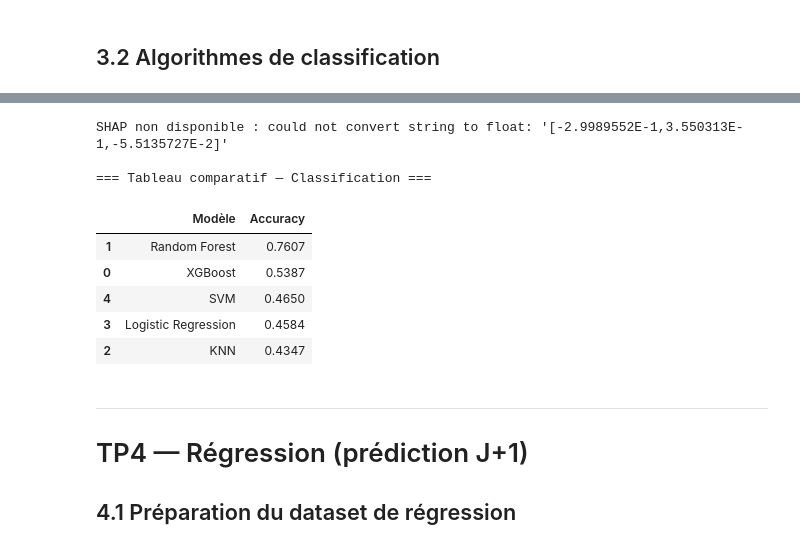
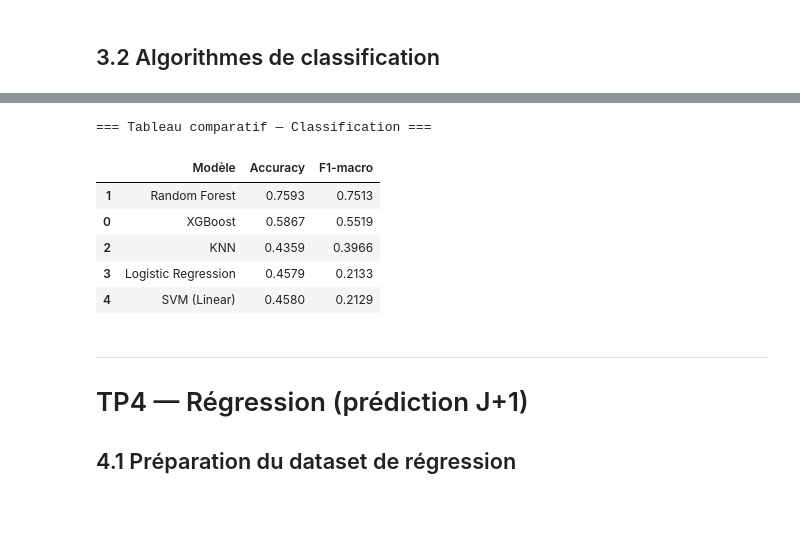
Before and after one commit to huimin-zhang-8/DS_finance, a Jupyter notebook: projet.ipynb, the cells around one changed output, grey strips where cells are left out. Saved outputs shown, nothing was run; the diff lists cells and outputs as text; code cells hidden in the pictures; blank space fills up the shorter version.

```diff
--- a/projet.ipynb
+++ b/projet.ipynb
@@ -662,3 +665,5 @@ Dataset : (47981, 13) | Train : (38384, 10) | Test : (9597, 10)
 # %% [markdown]
 ## 3.2 Algorithmes de classification
+# %%
+tscv = TimeSeriesSplit(n_splits=5, gap=1)
 # %%
@@ -733,0 +730,7 @@ weighted avg       0.50      0.47      0.32      9597
+# %%
+# Logistic Regression
+lr_cls_result = train_classifier(
+    LogisticRegression(max_iter=1000, random_state=42, solver="liblinear"),
+    {"C": [0.01, 0.1, 1, 10, 100], "penalty": ["l1", "l2"]},
+    X_train_cls, y_train_cls, X_test_cls, y_test_cls, "Logistic Regression"
+)
@@ -733,0 +750,11 @@ weighted avg       0.50      0.47      0.32      9597
+# %%
+# KNN
+knn_cls_result = train_classifier(
+    KNeighborsClassifier(n_jobs=-1),
+    {
+        "n_neighbors": [3, 5, 10, 20],
+        "weights":     ["uniform", "distance"],
+        "metric":      ["euclidean", "manhattan"],
+    },
+    X_train_cls, y_train_cls, X_test_cls, y_test_cls, "KNN"
+)
@@ -733,0 +774,7 @@ weighted avg       0.50      0.47      0.32      9597
+# %%
+# SVM
+svm_cls_result = train_classifier(
+    LinearSVC(random_state=42, max_iter=2000),
+    {"C": [0.001, 0.01, 0.1, 1.0, 10.0]},
+    X_train_cls, y_train_cls, X_test_cls, y_test_cls, "SVM (Linear)"
+)
@@ -734,33 +884,20 @@ weighted avg       0.50      0.47      0.32      9597
 # %%
-# SHAP — Explication du modèle XGBoost
-try:
-    explainer    = shap.TreeExplainer(xgb_cls_result["model"])
-    shap_values  = explainer.shap_values(X_test_cls)
-    print("SHAP — Importance pour 'Buy' (classe 2) :")
-    shap.summary_plot(shap_values[:, :, 2], X_test_cls, feature_names=X_cls.columns)
-    print("SHAP — Importance pour 'Sell' (classe 0) :")
-    shap.summary_plot(shap_values[:, :, 0], X_test_cls, feature_names=X_cls.columns)
-except Exception as e:
-    print(f"SHAP non disponible : {e}")
-
-# Tableau récapitulatif
+# Tableau récapitulatif — Classification
 cls_perf_df = pd.DataFrame([
-    {"Modèle": r["name"], "Accuracy": round(r["accuracy"], 4)}
+    {"Modèle": r["name"], "Accuracy": round(r["accuracy"], 4), "F1-macro": r["f1_macro"]}
     for r in [xgb_cls_result, rf_cls_result, knn_cls_result,
                lr_cls_result, svm_cls_result]
-]).sort_values("Accuracy", ascending=False)
+]).sort_values("F1-macro", ascending=False)  # trier par F1-macro
 print("\n=== Tableau comparatif — Classification ===")
 cls_perf_df
 # %% [output]
-SHAP non disponible : could not convert string to float: '[-2.9989552E-1,3.550313E-1,-5.5135727E-2]'
-
 === Tableau comparatif — Classification ===
-|  | Modèle | Accuracy |
-| 1 | Random Forest | 0.7607 |
-| 0 | XGBoost | 0.5387 |
-| 4 | SVM | 0.4650 |
-| 3 | Logistic Regression | 0.4584 |
-| 2 | KNN | 0.4347 |
+|  | Modèle | Accuracy | F1-macro |
+| 1 | Random Forest | 0.7593 | 0.7513 |
+| 0 | XGBoost | 0.5867 | 0.5519 |
+| 2 | KNN | 0.4359 | 0.3966 |
+| 3 | Logistic Regression | 0.4579 | 0.2133 |
+| 4 | SVM (Linear) | 0.4580 | 0.2129 |
 # %% [markdown]
 ---
 # TP4 — Régression (prédiction J+1)
```
Also changed, not shown: parts of 48 cells of this notebook, 46 other files.
